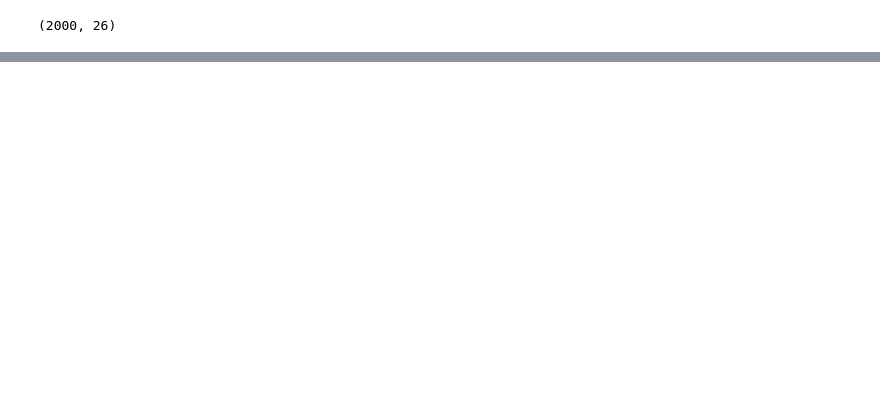
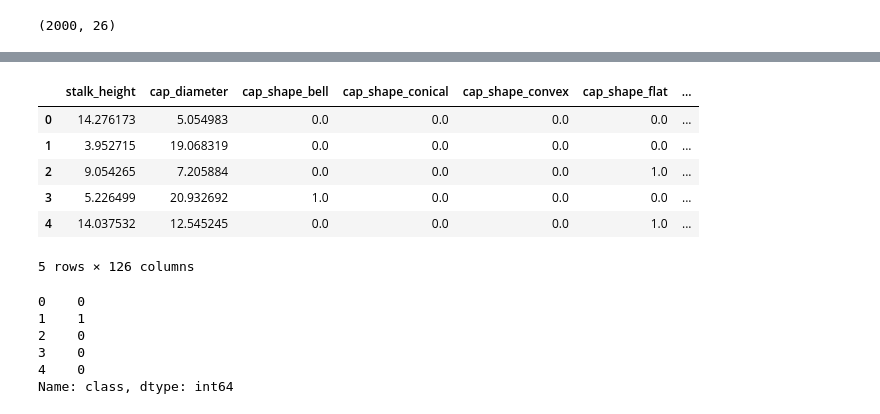
Before and after one commit to omkargutal/Data_Science-ML-Projects-Topicwise-, a Jupyter notebook: SVM/SVM.ipynb, the cells around one changed output, grey strips where cells are left out. Saved outputs shown, nothing was run; the diff lists cells and outputs as text; code cells hidden in the pictures; blank space fills up the shorter version.

```diff
--- a/SVM/SVM.ipynb
+++ b/SVM/SVM.ipynb
@@ -337,0 +108,27 @@ GridSearchCV(estimator=array([[ 0.87917115,  0.6310602 ,  0.        , ...,  0.
+# %%
+# Convert boolean True/False to 1/0
+X_encoded_num = X_encoded.astype(float)
+
+# Check the result
+X_encoded_num.head()
+# %% [output]
+|  | stalk_height | cap_diameter | cap_shape_bell | cap_shape_conical | cap_shape_convex | cap_shape_flat | ... |
+| 0 | 14.276173 | 5.054983 | 0.0 | 0.0 | 0.0 | 0.0 | ... |
+| 1 | 3.952715 | 19.068319 | 0.0 | 0.0 | 0.0 | 0.0 | ... |
+| 2 | 9.054265 | 7.205884 | 0.0 | 0.0 | 0.0 | 1.0 | ... |
+| 3 | 5.226499 | 20.932692 | 1.0 | 0.0 | 0.0 | 0.0 | ... |
+| 4 | 14.037532 | 12.545245 | 0.0 | 0.0 | 0.0 | 1.0 | ... |
+5 rows × 126 columns
+# %%
+# Assuming y is a pandas Series
+y_encoded = y.map({'poisonous': 0, 'edible': 1})
+
+# Check the result
+y_encoded.head()
+# %% [output]
+0    0
+1    1
+2    0
+3    0
+4    0
+Name: class, dtype: int64
```
Also changed, not shown: parts of 67 cells of this notebook, 6 other files.
